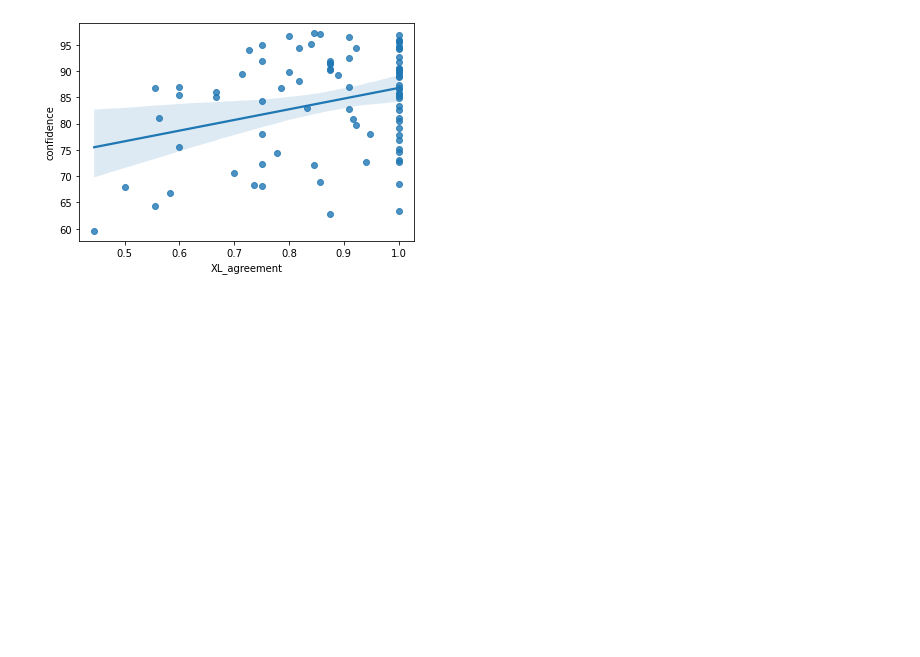
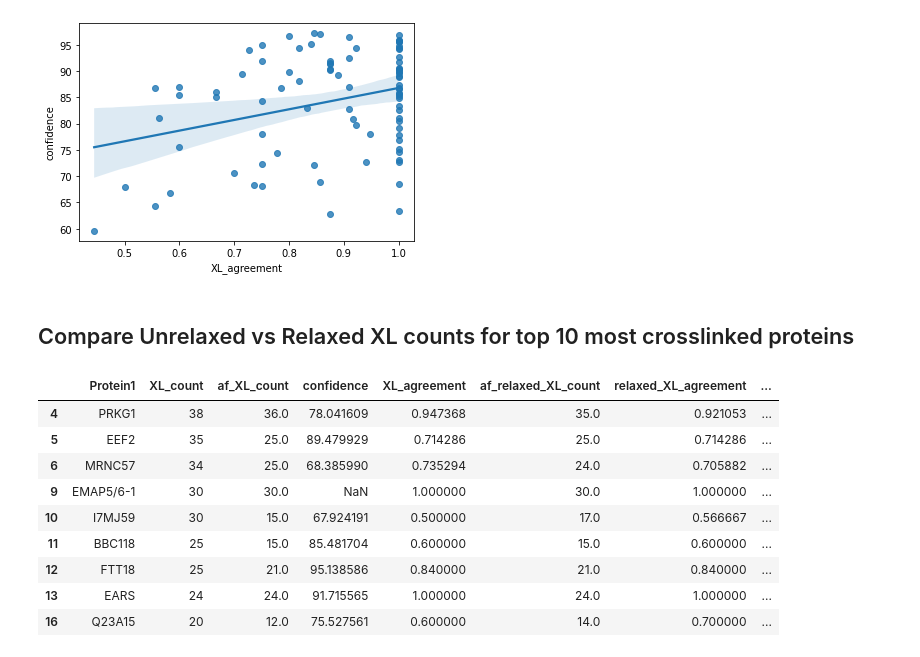
Before and after one commit to epenning/crosslinking, a Jupyter notebook: compare_crosslinks.ipynb, the cells around one changed output. Cells and saved outputs as stored; diff of their text form; code cells hidden in the pictures; blank space fills up the shorter version.

```diff
--- a/compare_crosslinks.ipynb
+++ b/compare_crosslinks.ipynb
@@ -231,0 +157,18 @@ sns.regplot(x = intra_XL_counts['XL_agreement'], y = intra_XL_counts['confidence
+# %% [markdown]
+## Compare Unrelaxed vs Relaxed XL counts for top 10 most crosslinked proteins
+# %%
+intra_XL_counts['af_relaxed_XL_count'] = intra_XL_counts.apply(lambda x : get_af_XL_counts(x, 30, '-relaxed_model_1.pdb'), axis = 1)
+intra_XL_counts['relaxed_XL_agreement'] = intra_XL_counts['af_relaxed_XL_count'] / intra_XL_counts['XL_count']
+intra_XL_counts['relaxed_vs_unrelaxed_diff'] = intra_XL_counts['af_relaxed_XL_count'] - intra_XL_counts['af_XL_count']
+intra_XL_counts[intra_XL_counts['af_relaxed_XL_count'].notnull()]
+# %% [output]
+|  | Protein1 | XL_count | af_XL_count | confidence | XL_agreement | af_relaxed_XL_count | relaxed_XL_agreement | ... |
+| 4 | PRKG1 | 38 | 36.0 | 78.041609 | 0.947368 | 35.0 | 0.921053 | ... |
+| 5 | EEF2 | 35 | 25.0 | 89.479929 | 0.714286 | 25.0 | 0.714286 | ... |
+| 6 | MRNC57 | 34 | 25.0 | 68.385990 | 0.735294 | 24.0 | 0.705882 | ... |
+| 9 | EMAP5/6-1 | 30 | 30.0 | NaN | 1.000000 | 30.0 | 1.000000 | ... |
+| 10 | I7MJ59 | 30 | 15.0 | 67.924191 | 0.500000 | 17.0 | 0.566667 | ... |
+| 11 | BBC118 | 25 | 15.0 | 85.481704 | 0.600000 | 15.0 | 0.600000 | ... |
+| 12 | FTT18 | 25 | 21.0 | 95.138586 | 0.840000 | 21.0 | 0.840000 | ... |
+| 13 | EARS | 24 | 24.0 | 91.715565 | 1.000000 | 24.0 | 1.000000 | ... |
+| 16 | Q23A15 | 20 | 12.0 | 75.527561 | 0.600000 | 14.0 | 0.700000 | ... |
```
Also changed, not shown: parts of 9 cells of this notebook, 2 other files.
